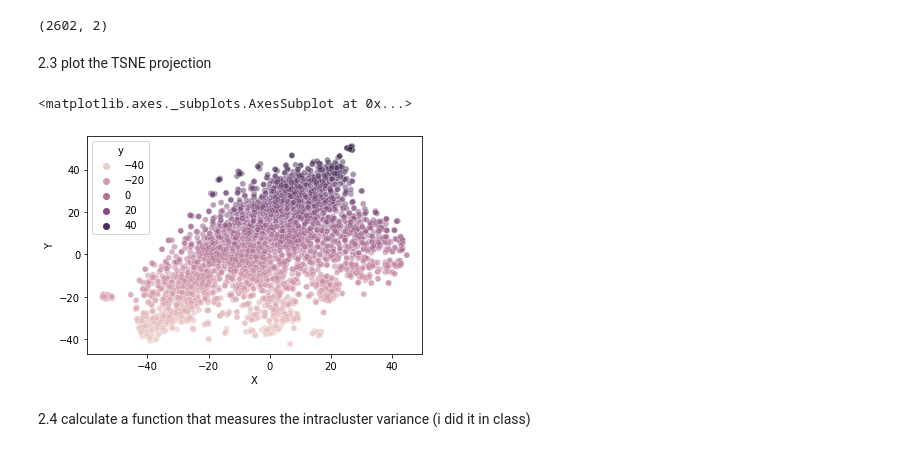
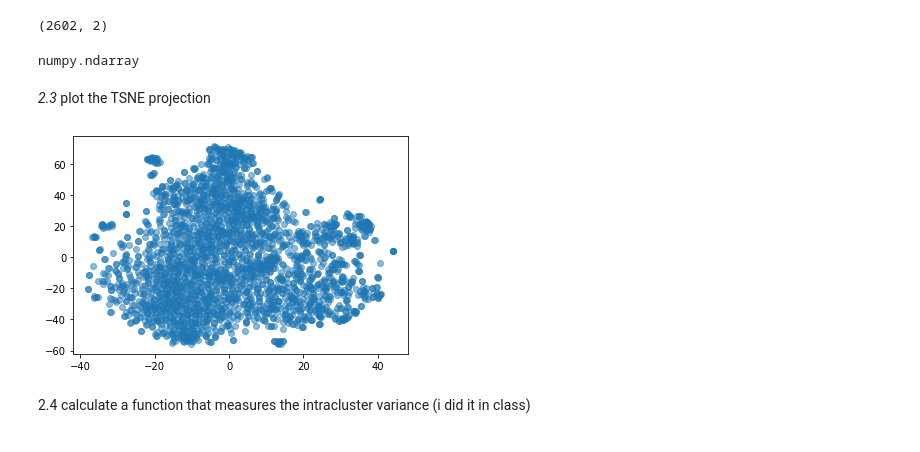
Before and after one commit to bflaggs/DSPS_BFlaggs, a Jupyter notebook: HW7/ClusteringGenes.ipynb, the cells around one changed output. Saved outputs shown, nothing was run; the diff lists cells and outputs as text; code cells hidden in the pictures.

```diff
--- a/HW7/ClusteringGenes.ipynb
+++ b/HW7/ClusteringGenes.ipynb
@@ -153,0 +107,8 @@ tsne_results = tsne.fit_transform(genes)
+# %%
+#tsne10 = skl.manifold.TSNE(n_components=2, perplexity=10, verbose=1)
+#tsne30 = skl.manifold.TSNE(n_components=2, perplexity=30, verbose=1)
+#tsne50 = skl.manifold.TSNE(n_components=2, perplexity=50, verbose=1)
+tsne = skl.manifold.TSNE(n_components=2, perplexity=30, verbose=1,
+                         random_state=123)
+# %%
+tsne_results = tsne.fit_transform(scaledgenes)
@@ -155,20 +126,26 @@ tsne_results = tsne.fit_transform(genes)
 tsne_results.shape
 # %% [output]
 (2602, 2)
+# %%
+type(tsne_results)
+# %% [output]
+numpy.ndarray
 # %% [markdown]
-2.3 plot the TSNE projection
+*2.3* plot the TSNE projection
 # %%
 x=tsne_results[:,0]
 y=tsne_results[:,1]
 
-tsne_df = pd.DataFrame({'X':tsne_results[:,0],
-                        'Y':tsne_results[:,1],
-                       'y':y})
+#tsne_df = pd.DataFrame({'X':tsne_results[:,0],
+#                        'Y':tsne_results[:,1],
+#                       'y':y})
 #sns.scatterplot(x='X', y='Y', hue='test', data=tsne_df, legend="full", alpha=0.3)
-sns.scatterplot(x='X', y='Y', alpha=0.5, hue = 'y', data=tsne_df)
+#sns.scatterplot(x='X', y='Y', alpha=0.5, hue = 'y', data=tsne_df)
+
+pl.scatter(x, y, alpha=0.5)
+pl.show()
 # %% [output]
-<matplotlib.axes._subplots.AxesSubplot at 0x...>
-[figure, old version]
+[figure, new version]
 # %% [markdown]
 2.4 calculate a function that measures the intracluster variance (i did it in class)
 # %%
```
Also changed, not shown: parts of 6 cells of this notebook.
